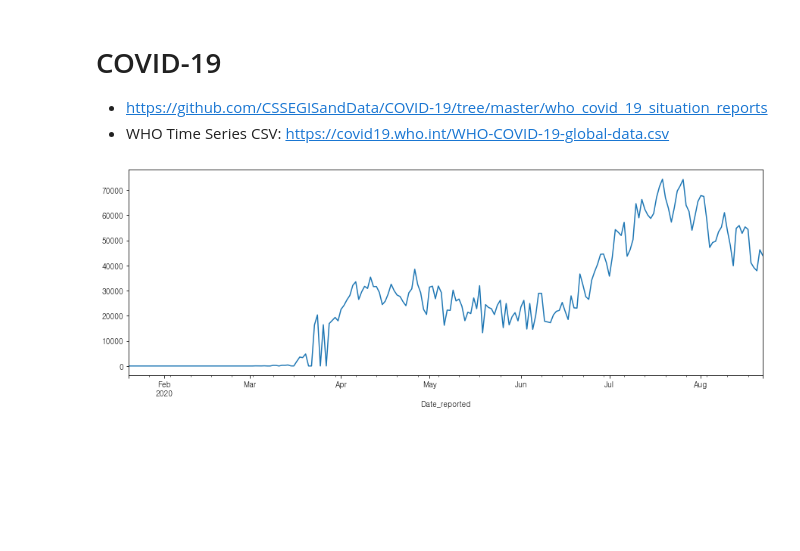
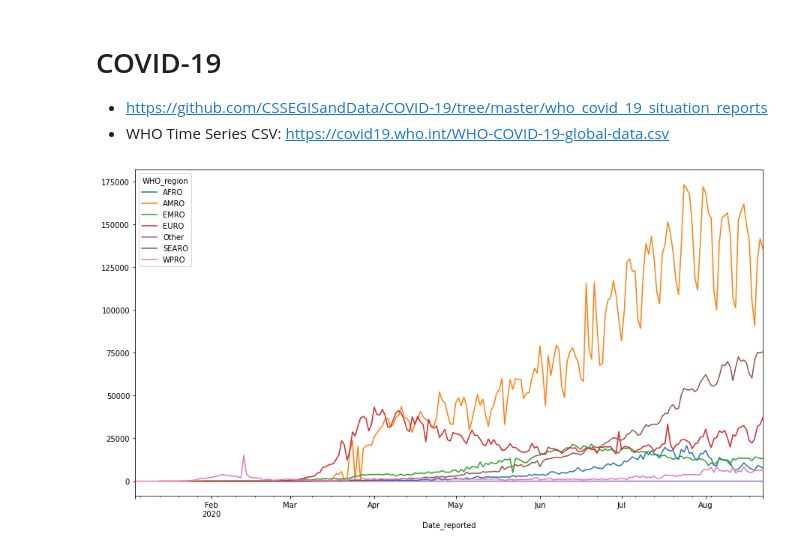
Before and after one commit to reddiana/blog, a Jupyter notebook: _notebooks/2020-08-19-Economic_indicators.ipynb, the cells around one changed output. Drawn from its saved outputs; the diff is of its cells as text; code cells hidden in the pictures; blank space fills up the shorter version.

Commit message:
COVID-19 확진자 group by WHO 지역

```diff
--- a/_notebooks/2020-08-19-Economic_indicators.ipynb
+++ b/_notebooks/2020-08-19-Economic_indicators.ipynb
@@ -224,10 +226,10 @@ for id, labelNm in indx_fed:
 # %%
 csv_url = 'https://covid19.who.int/WHO-COVID-19-global-data.csv'
 df = pd.read_csv(csv_url).rename(columns=lambda x: x.strip()) # 컬럼명 앞에 공백
 df.Date_reported = pd.to_datetime(df.Date_reported)
 
-df_country = df[(df.Date_reported > '2020') & (df.Country_code == 'US')] # 미국
-df_country = df_country.set_index('Date_reported')
-ax = df_country.New_cases.plot()
+df_by_region = df.groupby(['Date_reported','WHO_region']).sum()
+pv = df_by_region.pivot_table(index='Date_reported', columns='WHO_region', values='New_cases')
+ax = pv.plot(figsize=(15, 8))
 # %% [output]
-[figure, old version]
+[figure, new version]
```
Also changed, not shown: parts of 8 cells of this notebook.
